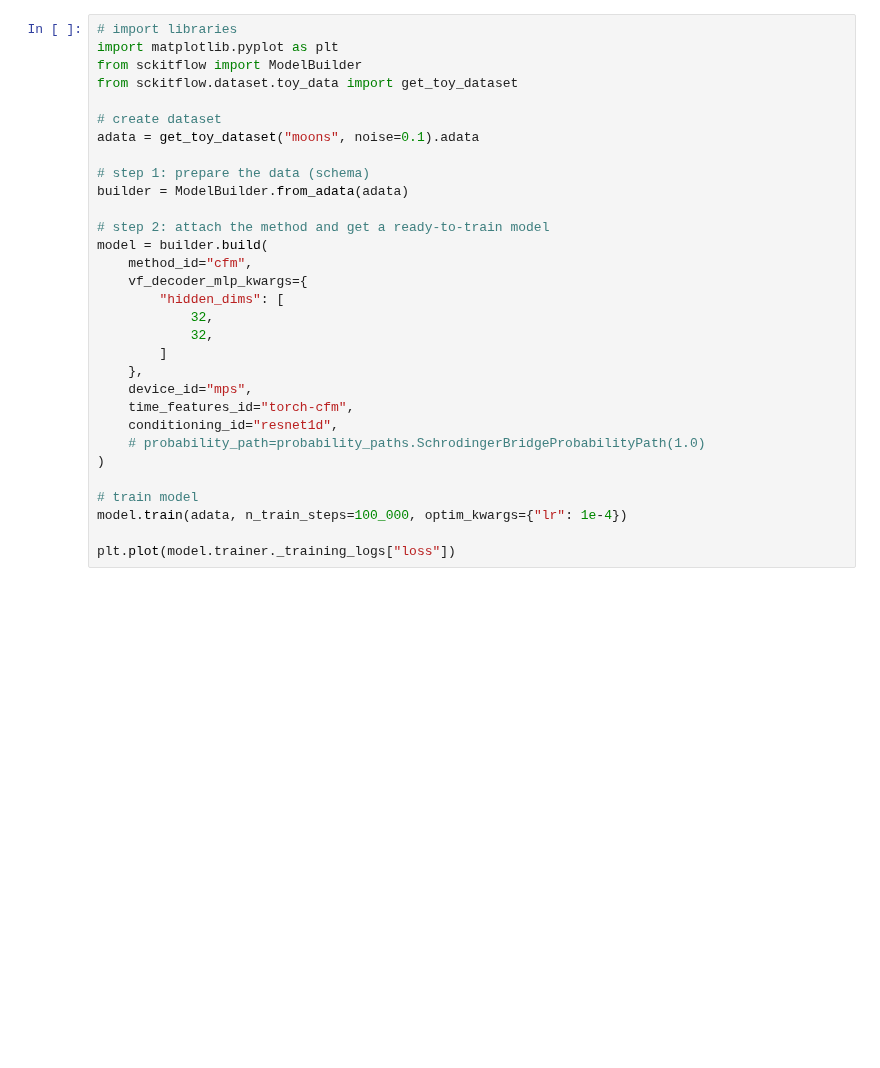
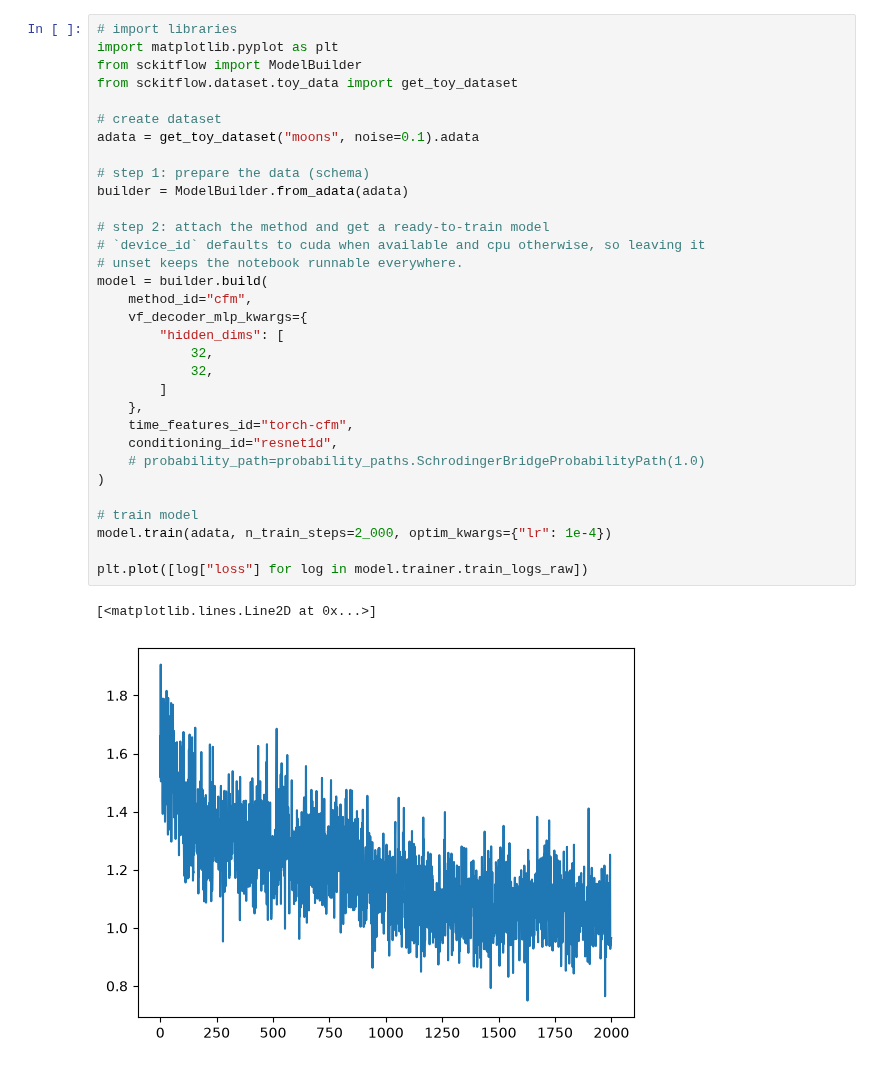
Before and after one commit to theislab/sckitflow, a Jupyter notebook: docs/notebooks/try_cfm_toy.ipynb, the cells around one changed output. Cells and saved outputs as stored; diff of their text form; blank space fills up the shorter version.

```diff
--- a/docs/notebooks/try_cfm_toy.ipynb
+++ b/docs/notebooks/try_cfm_toy.ipynb
@@ -1,33 +1,37 @@
 # %%
 # import libraries
 import matplotlib.pyplot as plt
 from sckitflow import ModelBuilder
 from sckitflow.dataset.toy_data import get_toy_dataset
 
 # create dataset
 adata = get_toy_dataset("moons", noise=0.1).adata
 
 # step 1: prepare the data (schema)
 builder = ModelBuilder.from_adata(adata)
 
 # step 2: attach the method and get a ready-to-train model
+# `device_id` defaults to cuda when available and cpu otherwise, so leaving it
+# unset keeps the notebook runnable everywhere.
 model = builder.build(
     method_id="cfm",
     vf_decoder_mlp_kwargs={
         "hidden_dims": [
             32,
             32,
         ]
     },
-    device_id="mps",
     time_features_id="torch-cfm",
     conditioning_id="resnet1d",
     # probability_path=probability_paths.SchrodingerBridgeProbabilityPath(1.0)
 )
 
 # train model
-model.train(adata, n_train_steps=100_000, optim_kwargs={"lr": 1e-4})
+model.train(adata, n_train_steps=2_000, optim_kwargs={"lr": 1e-4})
 
-plt.plot(model.trainer._training_logs["loss"])
+plt.plot([log["loss"] for log in model.trainer.train_logs_raw])
+# %% [output]
+[<matplotlib.lines.Line2D at 0x...>]
+[figure, added]
 # %%
 # predict
```
Also changed, not shown: parts of 1 cell of this notebook, 6 other files.
